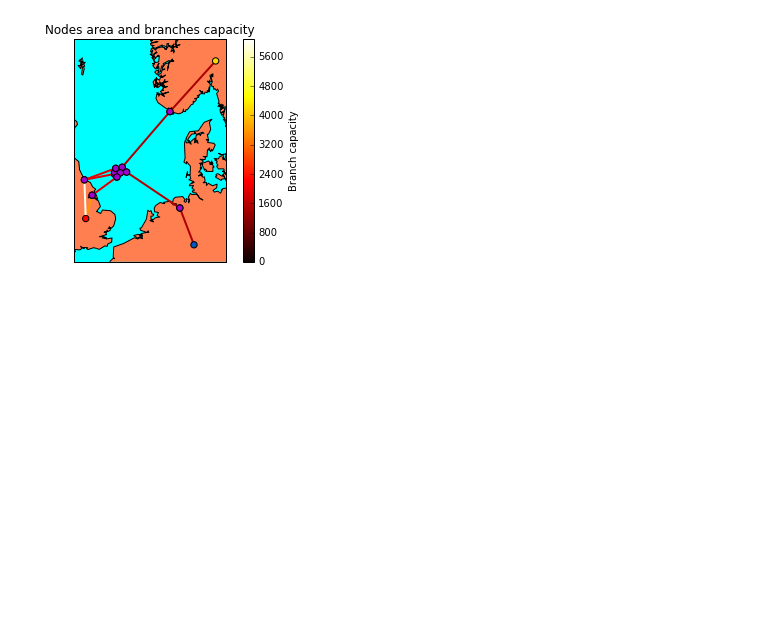
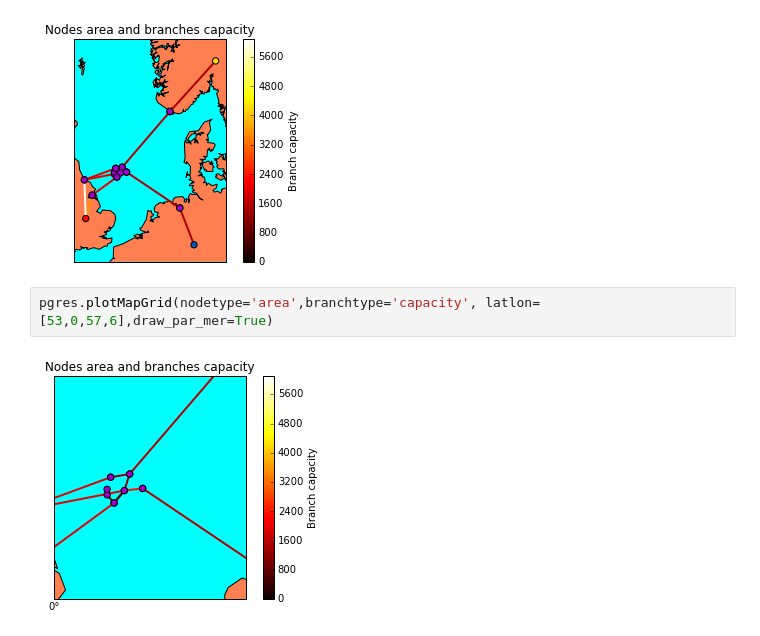
Before and after one commit to powergama/powergama, a Jupyter notebook: powergama/examples/powergim_doggerbank/powergim_doggerbank_stochastic.ipynb, the cells around one changed output. Drawn from its saved outputs; the diff is of its cells as text; blank space fills up the shorter version.

```diff
--- a/powergama/examples/powergim_doggerbank/powergim_doggerbank_stochastic.ipynb
+++ b/powergama/examples/powergim_doggerbank/powergim_doggerbank_stochastic.ipynb
@@ -52,3 +74,7 @@ pgres=powergama.Results(grid_res,databasefile=None,sip=True)
 pgres.plotMapGrid(nodetype='area',branchtype='capacity')
 # %% [output]
 [figure]
+# %%
+pgres.plotMapGrid(nodetype='area',branchtype='capacity', latlon=[53,0,57,6],draw_par_mer=True)
+# %% [output]
+[figure, added]
```
Also changed, not shown: parts of 4 cells of this notebook.
